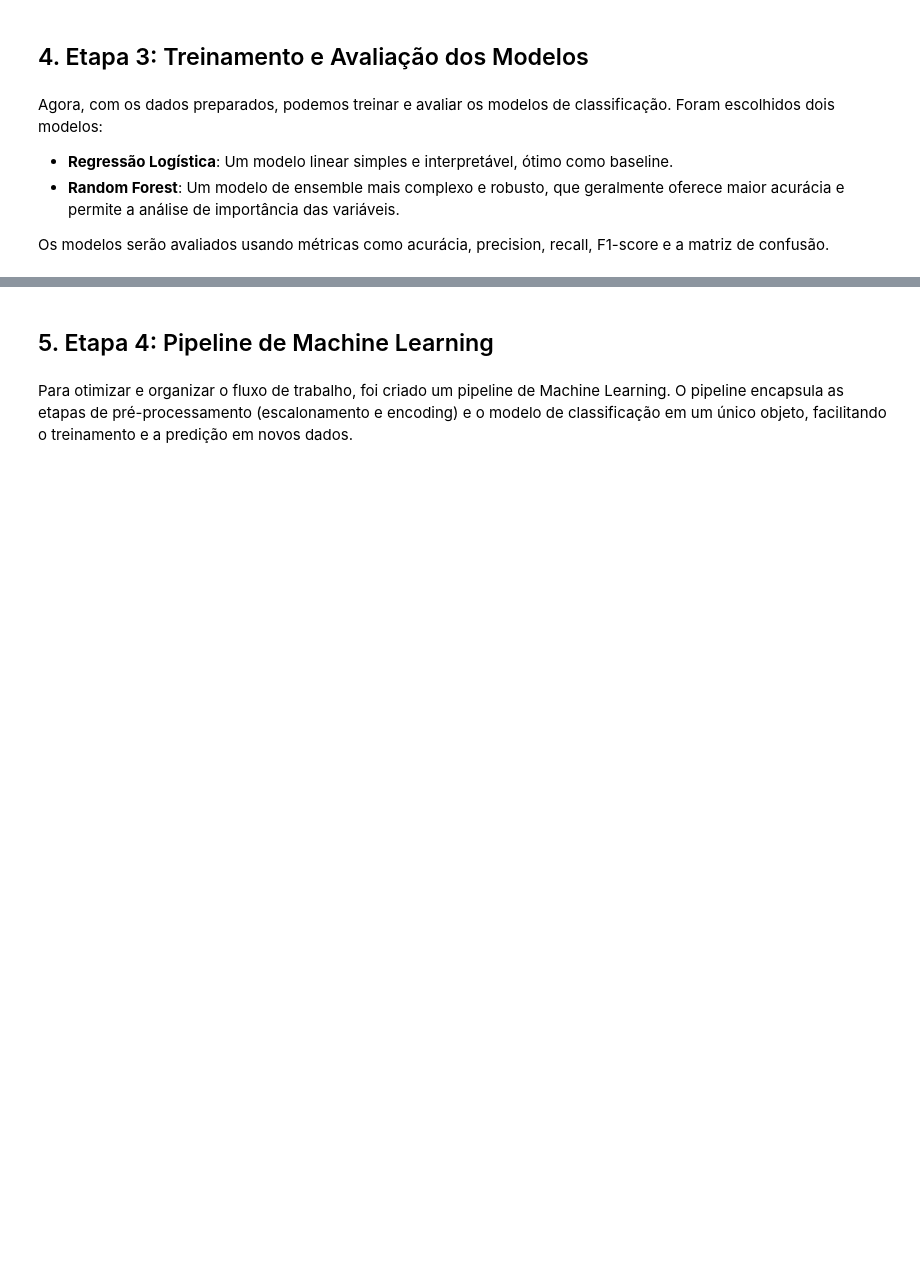
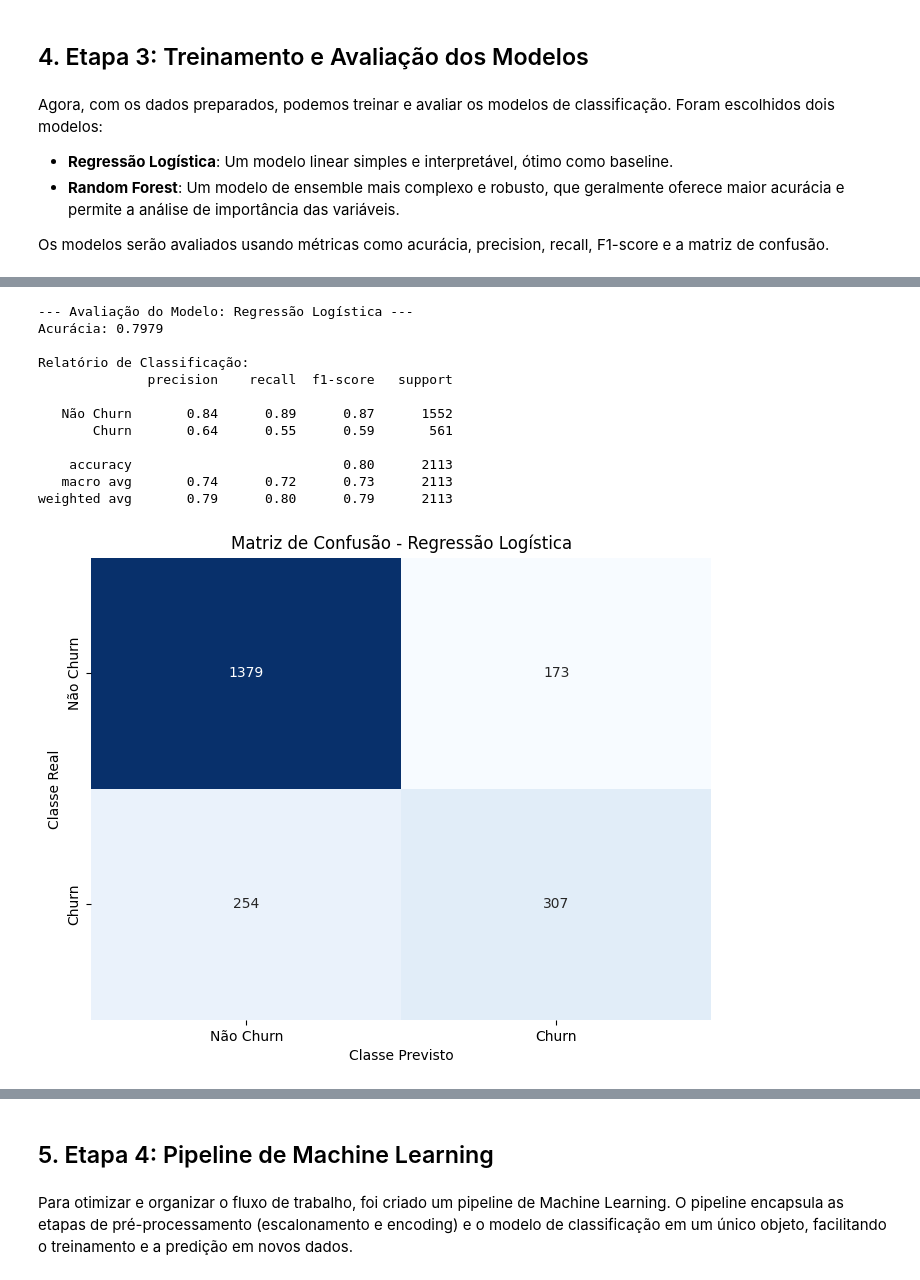
Before and after one commit to CidQueiroz/Machine_learning_alura, a Jupyter notebook: TelecomX_BR_2_Completo.ipynb, the cells around one changed output, grey strips where cells are left out. Drawn from its saved outputs; the diff is of its cells as text; code cells hidden in the pictures; blank space fills up the shorter version.

```diff
--- a/TelecomX_BR_2_Completo.ipynb
+++ b/TelecomX_BR_2_Completo.ipynb
@@ -253,0 +222,34 @@ Passing `palette` without assigning `hue` is deprecated and will be removed in v
+# %%
+# 1. Carregamento dos Dados Processados
+try:
+  X = pd.read_csv('X_processed.csv')
+  y = pd.read_csv('y_target.csv').squeeze() # .squeeze() para converter para Series
+  print("Dados processados carregados com sucesso.")
+except FileNotFoundError:
+  print("Erro: Arquivos de dados processados não encontrados. Execute as etapas anteriores.")
+
+# 2. Divisão em Treino e Teste (será usada por todos os modelos)
+X_train, X_test, y_train, y_test = train_test_split(X, y, test_size=0.3, random_state=42, stratify=y)
+print("Dados divididos em conjuntos de treino e teste (70/30).\n")
+
+# 3. Função de Avaliação (será usada por todos os modelos)
+def exibir_avaliacao_modelo(model, X_test, y_test, model_name):
+  """Avalia e exibe os resultados de um modelo de classificação."""
+  y_pred = model.predict(X_test)
+  accuracy = accuracy_score(y_test, y_pred)
+  report = classification_report(y_test, y_pred, target_names=['Não Churn', 'Churn'])
+  cm = confusion_matrix(y_test, y_pred)
+
+  print(f"--- Avaliação do Modelo: {model_name} ---")
+  print(f"Acurácia: {accuracy:.4f}")
+  print("\nRelatório de Classificação:")
+  print(report)
+
+  # Visualiza a matriz de confusão
+  plt.figure(figsize=(8, 6))
+  sns.heatmap(cm, annot=True, fmt="d", cmap="Blues", cbar=False,
+  xticklabels=['Não Churn', 'Churn'], yticklabels=['Não Churn', 'Churn'])
+  plt.title(f"Matriz de Confusão - {model_name}")
+  plt.ylabel("Classe Real")
+  plt.xlabel("Classe Previsto")
+  plt.show()
@@ -253,0 +263,21 @@ Passing `palette` without assigning `hue` is deprecated and will be removed in v
+# %%
+# Treinamento e avaliação do modelo de Regressão Logística
+logreg = LogisticRegression(random_state=42, max_iter=1000)
+logreg.fit(X_train, y_train)
+
+# Exibir a avaliação do modelo
+exibir_avaliacao_modelo(logreg, X_test, y_test, "Regressão Logística")
+# %% [output]
+--- Avaliação do Modelo: Regressão Logística ---
+Acurácia: 0.7979
+
+Relatório de Classificação:
+              precision    recall  f1-score   support
+
+   Não Churn       0.84      0.89      0.87      1552
+       Churn       0.64      0.55      0.59       561
+
+    accuracy                           0.80      2113
+   macro avg       0.74      0.72      0.73      2113
+weighted avg       0.79      0.80      0.79      2113
+[figure, added]
```
Also changed, not shown: parts of 16 cells of this notebook.
